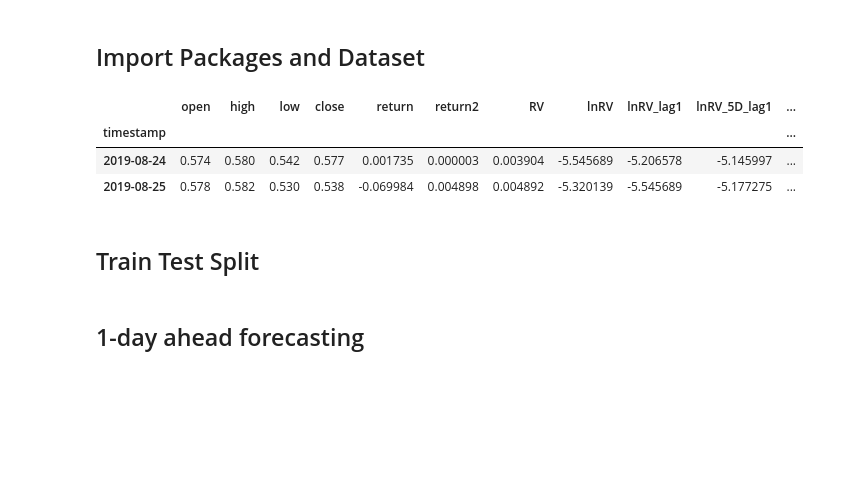
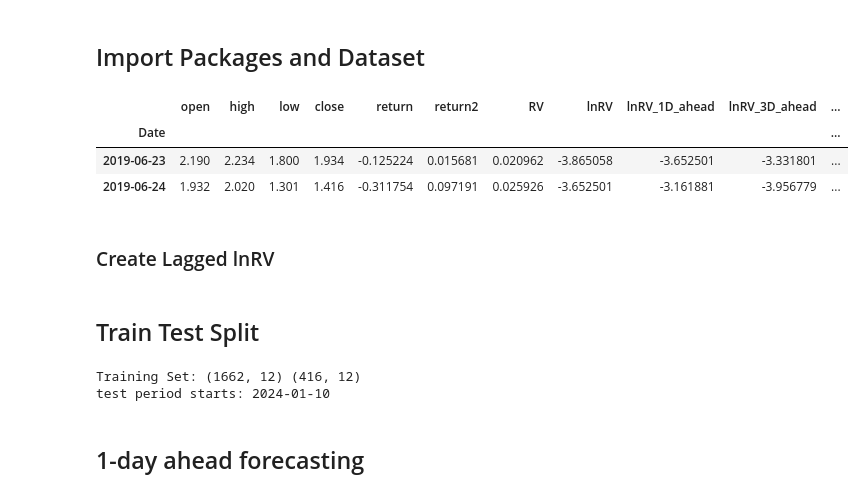
Before and after one commit to kiwi-lemongrass/DSE4101_Individual-Project, a Jupyter notebook: src/HAR.ipynb, the cells around one changed output. Saved outputs shown, nothing was run; the diff lists cells and outputs as text; code cells hidden in the pictures; blank space fills up the shorter version.

```diff
--- a/src/HAR.ipynb
+++ b/src/HAR.ipynb
@@ -12,11 +12,13 @@ import statsmodels.api as sm
 # %%
 file_path = "..\data\ALGO_daily.csv"
 df = pd.read_csv(file_path)
-df.set_index(df.columns[0], inplace=True)
-df.dropna(inplace=True)
+df.rename(columns={'timestamp': 'Date'}, inplace=True)
+df.set_index('Date', inplace=True)
 df.head(2)
 # %% [output]
-|  | open | high | low | close | return | return2 | RV | lnRV | lnRV_lag1 | lnRV_5D_lag1 | ... |
-| timestamp |  |  |  |  |  |  |  |  |  |  | ... |
-| 2019-08-24 | 0.574 | 0.580 | 0.542 | 0.577 | 0.001735 | 0.000003 | 0.003904 | -5.545689 | -5.206578 | -5.145997 | ... |
-| 2019-08-25 | 0.578 | 0.582 | 0.530 | 0.538 | -0.069984 | 0.004898 | 0.004892 | -5.320139 | -5.545689 | -5.177275 | ... |
+|  | open | high | low | close | return | return2 | RV | lnRV | lnRV_1D_ahead | lnRV_3D_ahead | ... |
+| Date |  |  |  |  |  |  |  |  |  |  | ... |
+| 2019-06-23 | 2.190 | 2.234 | 1.800 | 1.934 | -0.125224 | 0.015681 | 0.020962 | -3.865058 | -3.652501 | -3.331801 | ... |
+| 2019-06-24 | 1.932 | 2.020 | 1.301 | 1.416 | -0.311754 | 0.097191 | 0.025926 | -3.652501 | -3.161881 | -3.956779 | ... |
+# %% [markdown]
+### Create Lagged lnRV
@@ -23,5 +32,16 @@ df.head(2)
 # %% [markdown]
 ## Train Test Split
+# %%
+# Train-Test Split (80% train, 20% test)
+train_size = int(0.8 * len(df))
+test_size = len(df) - train_size
+df_train, df_test = df.iloc[:train_size], df.iloc[train_size:]
+
+print("Training Set:", df_train.shape, df_test.shape)
+print("test period starts:", df_test.index[0])
+# %% [output]
+Training Set: (1662, 12) (416, 12)
+test period starts: 2024-01-10
 # %%
 df_train = df.loc[:'2024-01-01']
 df_test = df.loc['2024-01-01':]
```
Also changed, not shown: parts of 11 cells of this notebook, 20 other files.
